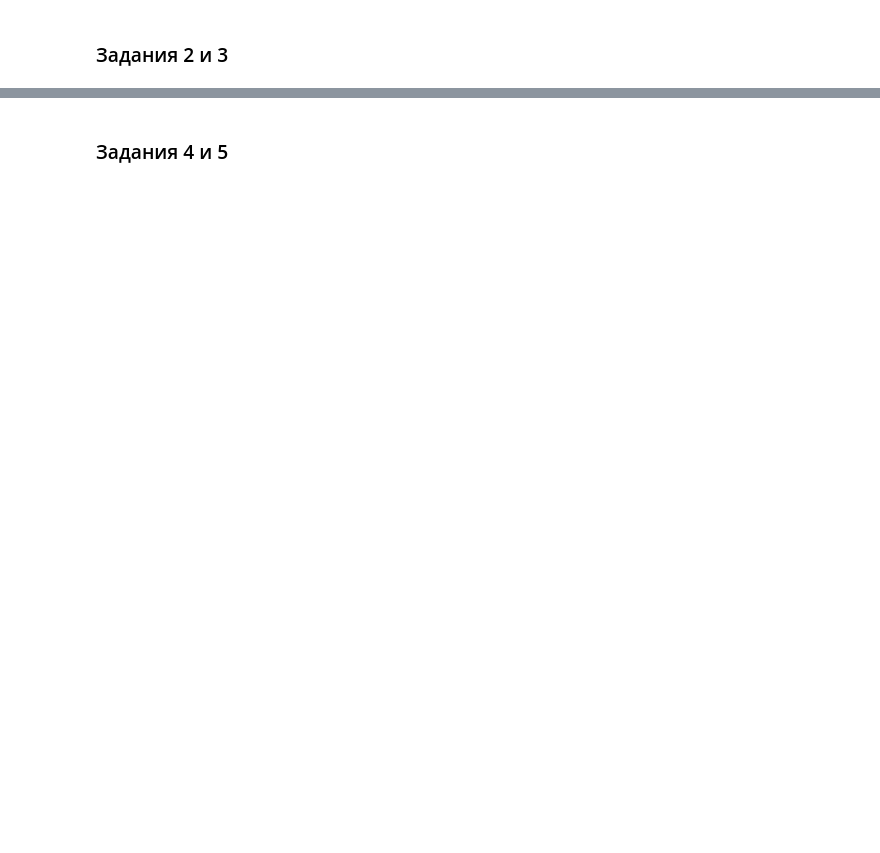
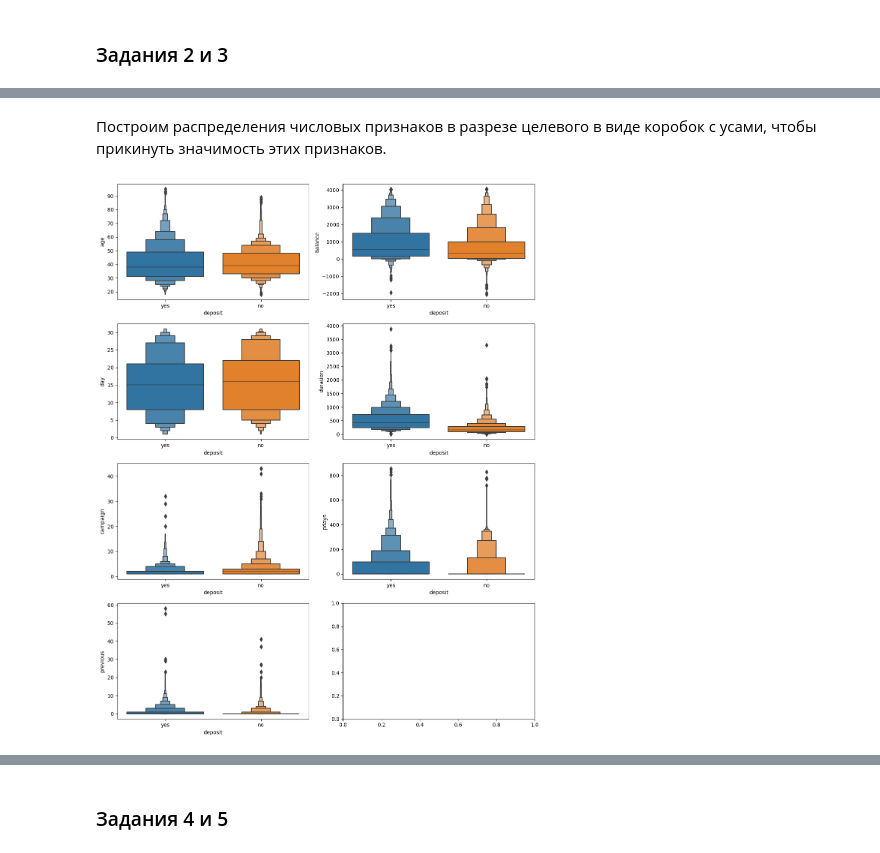
Before and after one commit to killri/sf_data_science, a Jupyter notebook: project_4_ml/Project_4_ML.ipynb, the cells around one changed output, grey strips where cells are left out. Saved outputs shown, nothing was run; the diff lists cells and outputs as text; code cells hidden in the pictures; blank space fills up the shorter version.

```diff
--- a/project_4_ml/Project_4_ML.ipynb
+++ b/project_4_ml/Project_4_ML.ipynb
@@ -209,0 +236,14 @@ df = cleaned
+# %% [markdown]
+Построим распределения числовых признаков в разрезе целевого в виде коробок с усами, чтобы прикинуть значимость этих признаков.
+# %%
+num_features = ['age', 'balance', 'day', 'duration','campaign', 'pdays', 'previous']
+n = len(num_features) #число категориальных признаков
+#sns.boxenplot(x=df["deposit"], y=df['age'])
+#sns.boxenplot(x=df["deposit"], y=df['balance'])
+fig, axes = plt.subplots(n//2+1,2,  figsize=(12, 15))
+#Создаем цикл для всех признаков из списка категориальных признаков
+for i,feature in enumerate(num_features):
+    sns.boxenplot(x=df["deposit"], y=df[feature], ax=axes[i//2][i%2])
+plt.tight_layout() #выравнивание графиков
+# %% [output]
+[figure, added]
```
Also changed, not shown: parts of 17 cells of this notebook.
